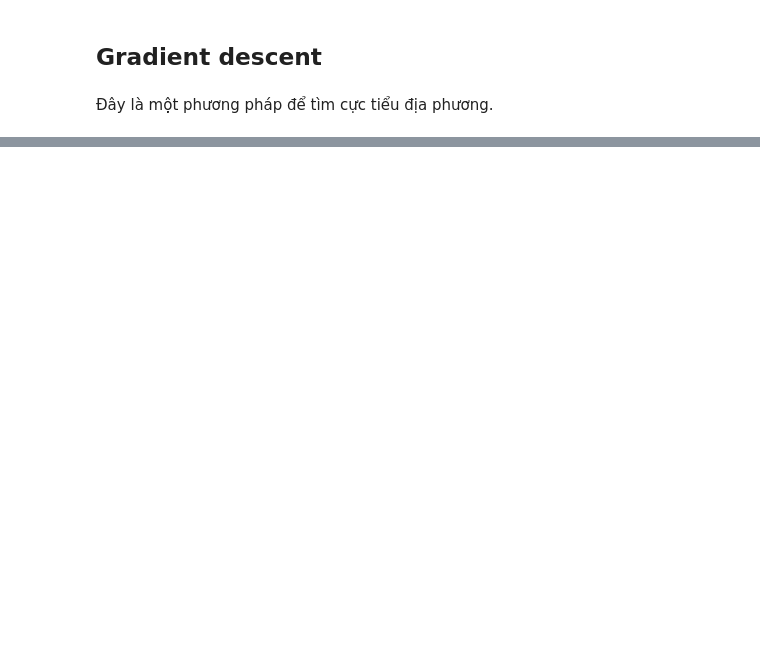
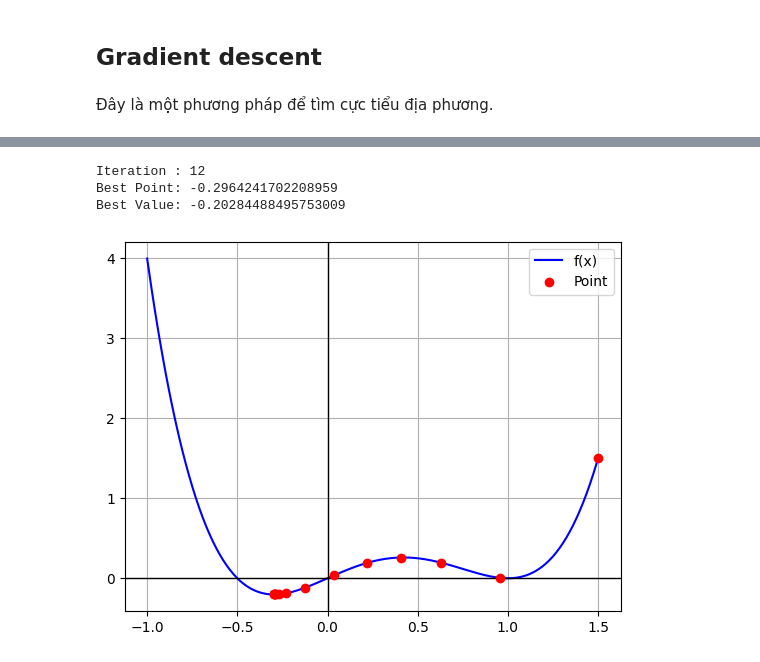
Before and after one commit to DongNQ225284/ComputerVision, a Jupyter notebook: ml_basic/gd.ipynb, the cells around one changed output, grey strips where cells are left out. Cells and saved outputs as stored; diff of their text form; code cells hidden in the pictures; blank space fills up the shorter version.

```diff
--- a/ml_basic/gd.ipynb
+++ b/ml_basic/gd.ipynb
@@ -118,0 +170,22 @@ Best Value: 9.836890280112698e-08
+# %%
+def NCA(func, x0, eta = 0.02, gamma = 0.001, epsilon = 1e-3):
+    x = [x0]
+    v = [0]
+    for it in range(100):
+        grad = derivative(func, x[-1] + v[-1])
+        v.append(gamma * v[-1] - eta * grad)
+        x.append(x[-1] + v[-1])
+        if np.linalg.norm(derivative(func, x[-1])) < epsilon:
+            break
+    return x, it
+# %%
+x, it = NCA(func, x0 = 1.5, eta = 0.07, gamma=0.6)
+print(f"Iteration : {it}")
+print(f"Best Point: {x[-1]}")
+print(f"Best Value: {func(x[-1])}")
+draw(func, x, -1, 1.5, show_point=True)
+# %% [output]
+Iteration : 12
+Best Point: -0.2964241702208959
+Best Value: -0.20284488495753009
+[figure, added]
```
Also changed, not shown: parts of 20 cells of this notebook.
